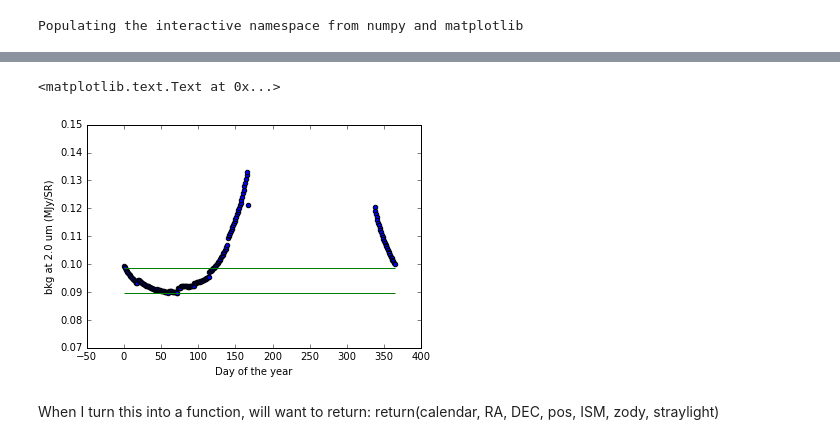
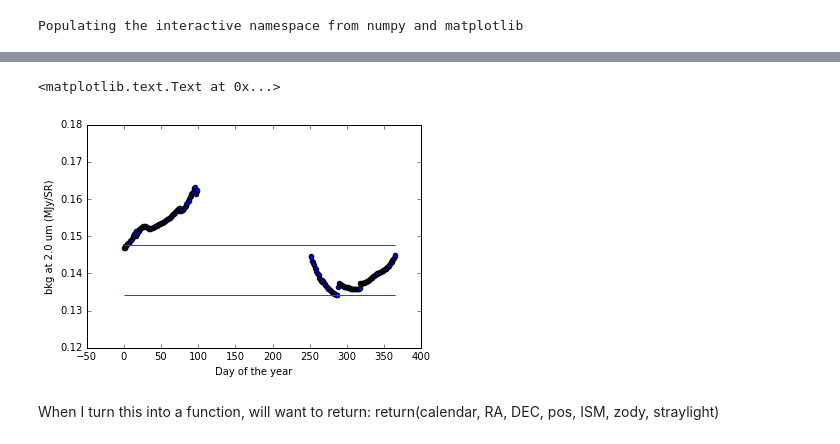
Before and after one commit to janerigby/NB, a Jupyter notebook: precompiled_JWST_bkgs2.ipynb, the cells around one changed output, grey strips where cells are left out. Cells and saved outputs as stored; diff of their text form; code cells hidden in the pictures.

```diff
--- a/precompiled_JWST_bkgs2.ipynb
+++ b/precompiled_JWST_bkgs2.ipynb
@@ -33,7 +41,7 @@ thedir = "/Users/jrrigby1/MISSIONS/JWST/Zody_bathtubs/" # Milk
 wave_file = "updated_std_spectrum_wavelengths.txt"  # Standard wavelength array.  Should be SL_NWave=108 long
 wave_array = np.loadtxt(thedir + wave_file)
 myfiles = ('sl_pix_000593.bin','sl_pix_041303.bin','sl_pix_099422.bin','sl_pix_157139.bin','sl_pix_196512.bin')
-myfile = "bg_samples_for_jane/" + myfiles[3]
+myfile = "bg_samples_for_jane/" + myfiles[0]
 #myfile = "bg_samples_for_jane/sl_pix_099422.bin" #
 SL_NWAVE = len(wave_array)  # should be 108.  Size of wavelength array
 sbet_file = open(thedir + myfile)
@@ -41,8 +49,7 @@ sbet_data = sbet_file.read()
 # %%
 # Unpack the constant first part
 print "File has", len(sbet_data), "bytes, which is", len(sbet_data)/8., "doubles"
-size_calendar = struct.calcsize("365i") # bytes, not doubles
-print size_calendar
+size_calendar = struct.calcsize("366i") # bytes, not doubles
 partA = struct.unpack(str(5 + SL_NWAVE)+'d', sbet_data[0: (5 + SL_NWAVE)*8])
 RA = partA[0]
 DEC = partA[1]
@@ -50,13 +57,15 @@ pos = partA[2:5]
 nonzodi_bg = partA[5:5+SL_NWAVE]
 
 # Unpack the calendar dates, which are integers
-date_map = np.array(struct.unpack('365i', sbet_data[(5 + SL_NWAVE)*8  : (5 + SL_NWAVE)*8 + size_calendar]))
+date_map = np.array(struct.unpack('366i', sbet_data[(5 + SL_NWAVE)*8  : (5 + SL_NWAVE)*8 + size_calendar]))
+#print date_map
 print "Out of", len(date_map), "days, these many are legal:", np.sum(date_map >=0)
 print "indices of days:", date_map[date_map>=0]
 calendar = np.where(date_map >=0)[0]
 print "calendar date:", calendar
 # So, the index dd in zodi_bg[dd, : ]  corresponds to the calendar day lookup[dd]
-Ndays = len(calendar)  # this may be off by one
+Ndays = len(calendar)
 print len(date_map), Ndays
 # calendar seems right when Ndays is even.  Calendar seems wrong by 1 when Ndays is odd
+# code goes from 0 to 365 days.
 # %% [output]
@@ -120,16 +126,18 @@ plt.legend()
 # %%
 # Plot bathtub curve for 2um
-print
 twomicron = 16 # 2.0 micron is index 16 in wave_array
-plt.scatter( calendar, zodi_bg[ : , twomicron])
-themin = np.min(zodi_bg[ : , twomicron])
+total_2mic = nonzodi_bg[twomicron]*np.ones(Ndays) + stray_light_bg[ : , twomicron] + zodi_bg[ : , twomicron]
+#plt.scatter( calendar, zodi_bg[ : , twomicron])  # just infield
+#plt.scatter(calendar, stray_light_bg[ : , twomicron])
+plt.scatter(calendar, total_2mic)
+themin = np.min(total_2mic)
 percentiles = (themin, themin*1.1)
 plt.hlines(percentiles, 0, 365, color='green')
 plt.xlabel("Day of the year")
 plt.ylabel("bkg at " + str(wave_array[twomicron]) + " um (MJy/SR)")
 # %% [output]
 <matplotlib.text.Text at 0x...>
-[figure, old version]
+[figure, new version]
 # %% [markdown]
 When I turn this into a function, will want to return:
 return(calendar, RA, DEC, pos, ISM, zody, straylight)
```
Also changed, not shown: parts of 6 cells of this notebook.
